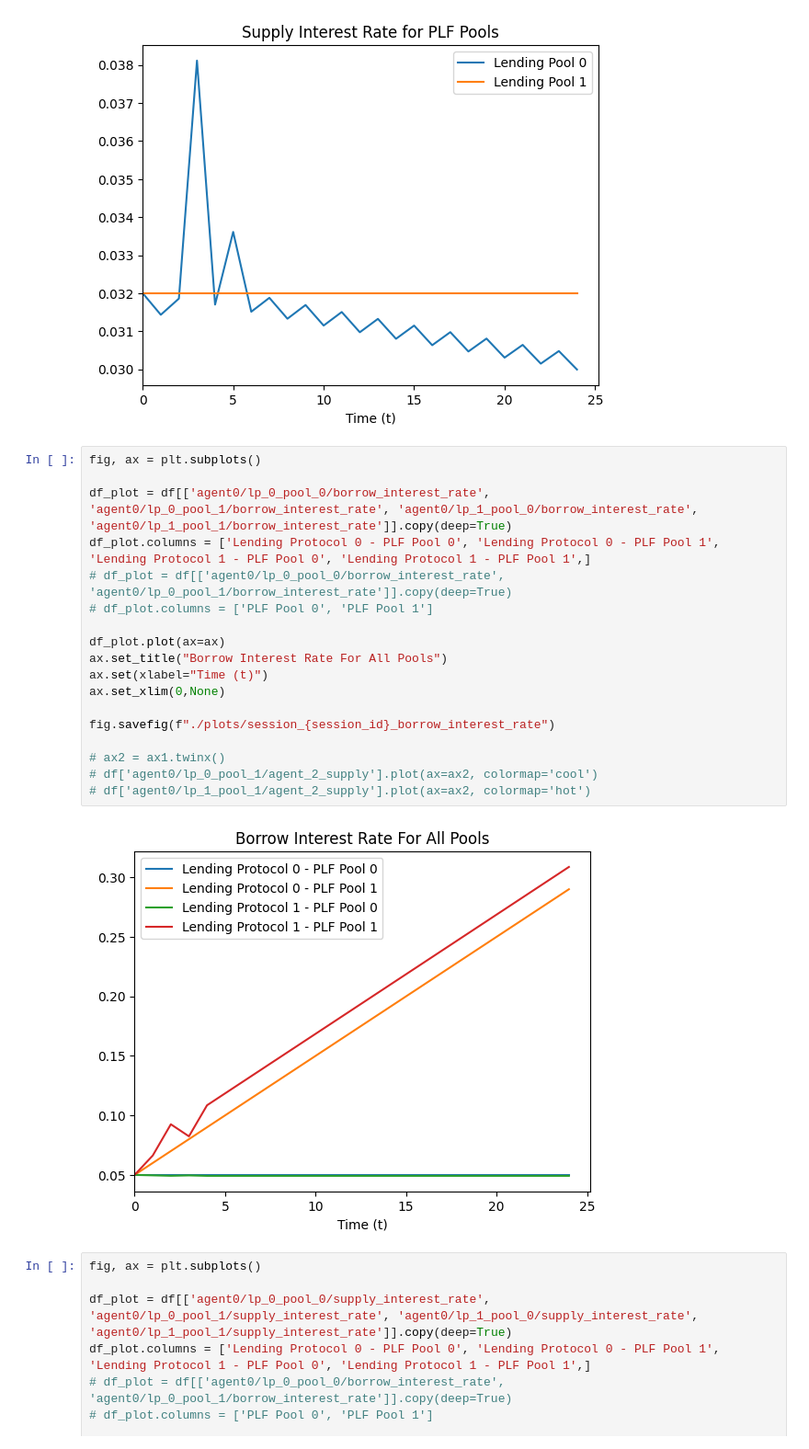
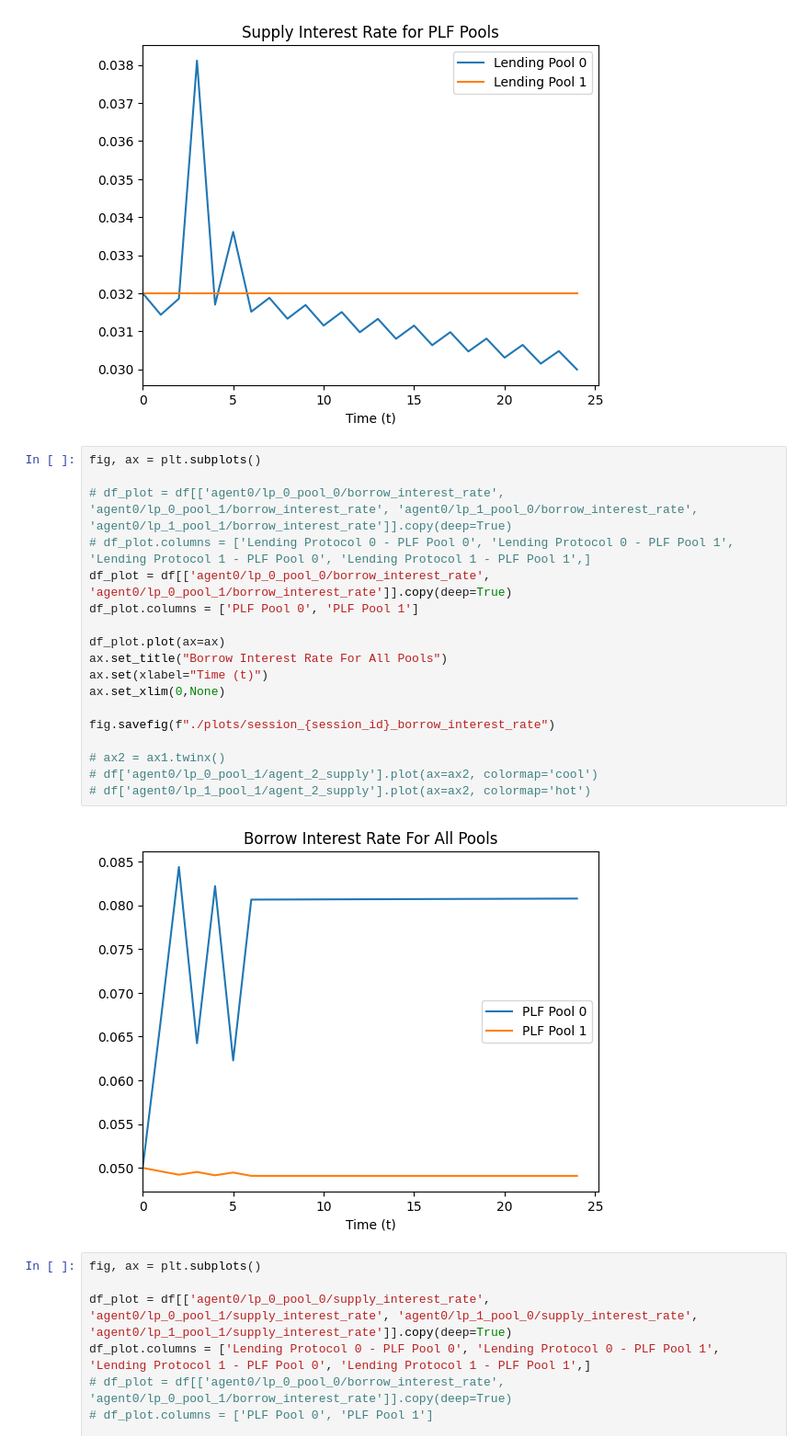
Before and after one commit to buehrerc/MAAC-auto-gov, a Jupyter notebook: analysis/generate_plots.ipynb, the cells around one changed output. Shown at 92% size. Cells and saved outputs as stored; diff of their text form.

```diff
--- a/analysis/generate_plots.ipynb
+++ b/analysis/generate_plots.ipynb
@@ -247,23 +247,23 @@ fig.savefig(f"./plots/session_{session_id}_supply_interest_rate")
 # %%
 fig, ax = plt.subplots()
 
-df_plot = df[['agent0/lp_0_pool_0/borrow_interest_rate', 'agent0/lp_0_pool_1/borrow_interest_rate', 'agent0/lp_1_pool_0/borrow_interest_rate', 'agent0/lp_1_pool_1/borrow_interest_rate']].copy(deep=True)
-df_plot.columns = ['Lending Protocol 0 - PLF Pool 0', 'Lending Protocol 0 - PLF Pool 1', 'Lending Protocol 1 - PLF Pool 0', 'Lending Protocol 1 - PLF Pool 1',]
-# df_plot = df[['agent0/lp_0_pool_0/borrow_interest_rate', 'agent0/lp_0_pool_1/borrow_interest_rate']].copy(deep=True)
-# df_plot.columns = ['PLF Pool 0', 'PLF Pool 1']
+# df_plot = df[['agent0/lp_0_pool_0/borrow_interest_rate', 'agent0/lp_0_pool_1/borrow_interest_rate', 'agent0/lp_1_pool_0/borrow_interest_rate', 'agent0/lp_1_pool_1/borrow_interest_rate']].copy(deep=True)
+# df_plot.columns = ['Lending Protocol 0 - PLF Pool 0', 'Lending Protocol 0 - PLF Pool 1', 'Lending Protocol 1 - PLF Pool 0', 'Lending Protocol 1 - PLF Pool 1',]
+df_plot = df[['agent0/lp_0_pool_0/borrow_interest_rate', 'agent0/lp_0_pool_1/borrow_interest_rate']].copy(deep=True)
+df_plot.columns = ['PLF Pool 0', 'PLF Pool 1']
 
 df_plot.plot(ax=ax)
 ax.set_title("Borrow Interest Rate For All Pools")
 ax.set(xlabel="Time (t)")
 ax.set_xlim(0,None)
 
 fig.savefig(f"./plots/session_{session_id}_borrow_interest_rate")
 
 # ax2 = ax1.twinx()
 # df['agent0/lp_0_pool_1/agent_2_supply'].plot(ax=ax2, colormap='cool')
 # df['agent0/lp_1_pool_1/agent_2_supply'].plot(ax=ax2, colormap='hot')
 # %% [output]
-[figure, old version]
+[figure, new version]
 # %%
 fig, ax = plt.subplots()
 
```
Also changed, not shown: parts of 5 cells of this notebook, 7 other files.
